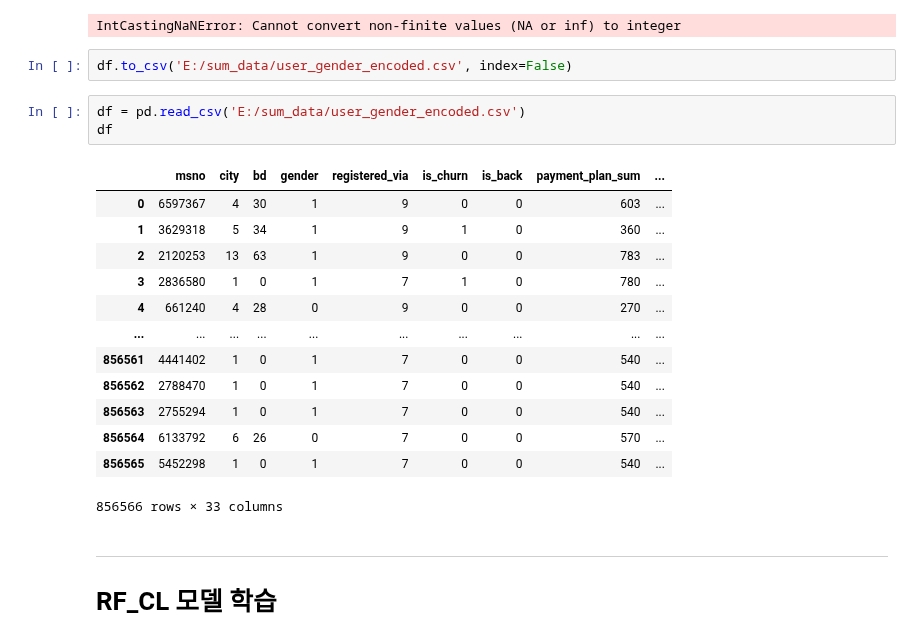
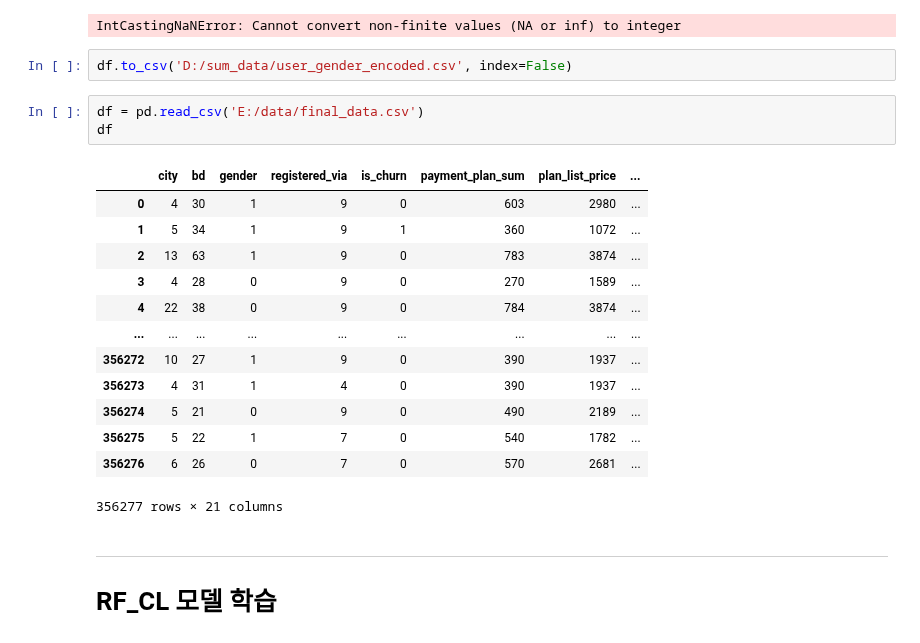
Before and after one commit to SKNETWORKS-FAMILY-AICAMP/SKN09-2nd-2Team, a Jupyter notebook: jaehyeok/jaehyeok.ipynb, the cells around one changed output. Drawn from its saved outputs; the diff is of its cells as text.

```diff
--- a/jaehyeok/jaehyeok.ipynb
+++ b/jaehyeok/jaehyeok.ipynb
@@ -666,24 +666,24 @@ df.info()
 # %% [output]
 IntCastingNaNError: Cannot convert non-finite values (NA or inf) to integer
 # %%
-df.to_csv('E:/sum_data/user_gender_encoded.csv', index=False)
+df.to_csv('D:/sum_data/user_gender_encoded.csv', index=False)
 # %%
-df = pd.read_csv('E:/sum_data/user_gender_encoded.csv')
+df = pd.read_csv('E:/data/final_data.csv')
 df
 # %% [output]
-|  | msno | city | bd | gender | registered_via | is_churn | is_back | payment_plan_sum | ... |
-| 0 | 6597367 | 4 | 30 | 1 | 9 | 0 | 0 | 603 | ... |
-| 1 | 3629318 | 5 | 34 | 1 | 9 | 1 | 0 | 360 | ... |
-| 2 | 2120253 | 13 | 63 | 1 | 9 | 0 | 0 | 783 | ... |
-| 3 | 2836580 | 1 | 0 | 1 | 7 | 1 | 0 | 780 | ... |
-| 4 | 661240 | 4 | 28 | 0 | 9 | 0 | 0 | 270 | ... |
-| ... | ... | ... | ... | ... | ... | ... | ... | ... | ... |
-| 856561 | 4441402 | 1 | 0 | 1 | 7 | 0 | 0 | 540 | ... |
-| 856562 | 2788470 | 1 | 0 | 1 | 7 | 0 | 0 | 540 | ... |
-| 856563 | 2755294 | 1 | 0 | 1 | 7 | 0 | 0 | 540 | ... |
-| 856564 | 6133792 | 6 | 26 | 0 | 7 | 0 | 0 | 570 | ... |
-| 856565 | 5452298 | 1 | 0 | 1 | 7 | 0 | 0 | 540 | ... |
+|  | city | bd | gender | registered_via | is_churn | payment_plan_sum | plan_list_price | ... |
+| 0 | 4 | 30 | 1 | 9 | 0 | 603 | 2980 | ... |
+| 1 | 5 | 34 | 1 | 9 | 1 | 360 | 1072 | ... |
+| 2 | 13 | 63 | 1 | 9 | 0 | 783 | 3874 | ... |
+| 3 | 4 | 28 | 0 | 9 | 0 | 270 | 1589 | ... |
+| 4 | 22 | 38 | 0 | 9 | 0 | 784 | 3874 | ... |
+| ... | ... | ... | ... | ... | ... | ... | ... | ... |
+| 356272 | 10 | 27 | 1 | 9 | 0 | 390 | 1937 | ... |
+| 356273 | 4 | 31 | 1 | 4 | 0 | 390 | 1937 | ... |
+| 356274 | 5 | 21 | 0 | 9 | 0 | 490 | 2189 | ... |
+| 356275 | 5 | 22 | 1 | 7 | 0 | 540 | 1782 | ... |
+| 356276 | 6 | 26 | 0 | 7 | 0 | 570 | 2681 | ... |
-856566 rows × 33 columns
+356277 rows × 21 columns
 # %% [markdown]
 ---
 # RF_CL 모델 학습
```
Also changed, not shown: parts of 7 cells of this notebook, 2 other files.
